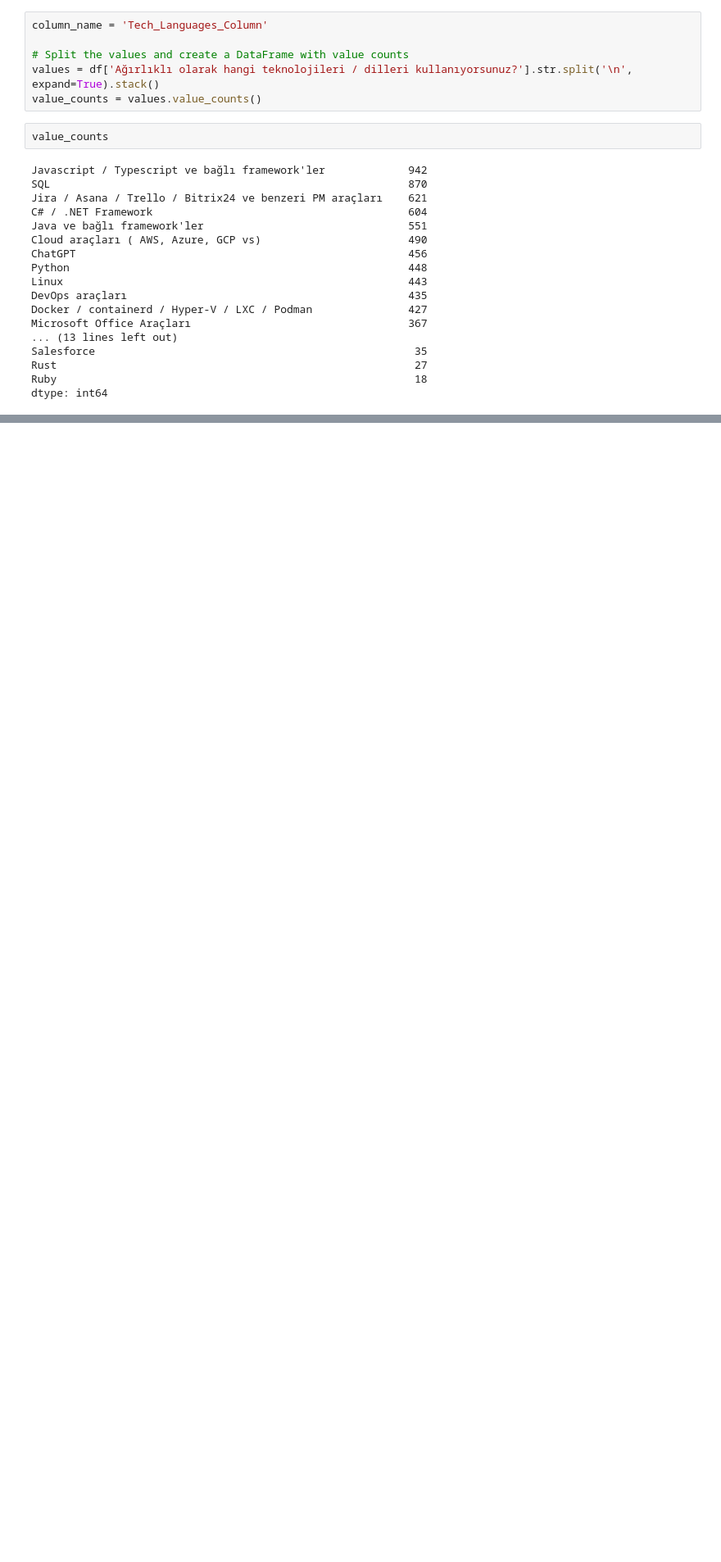
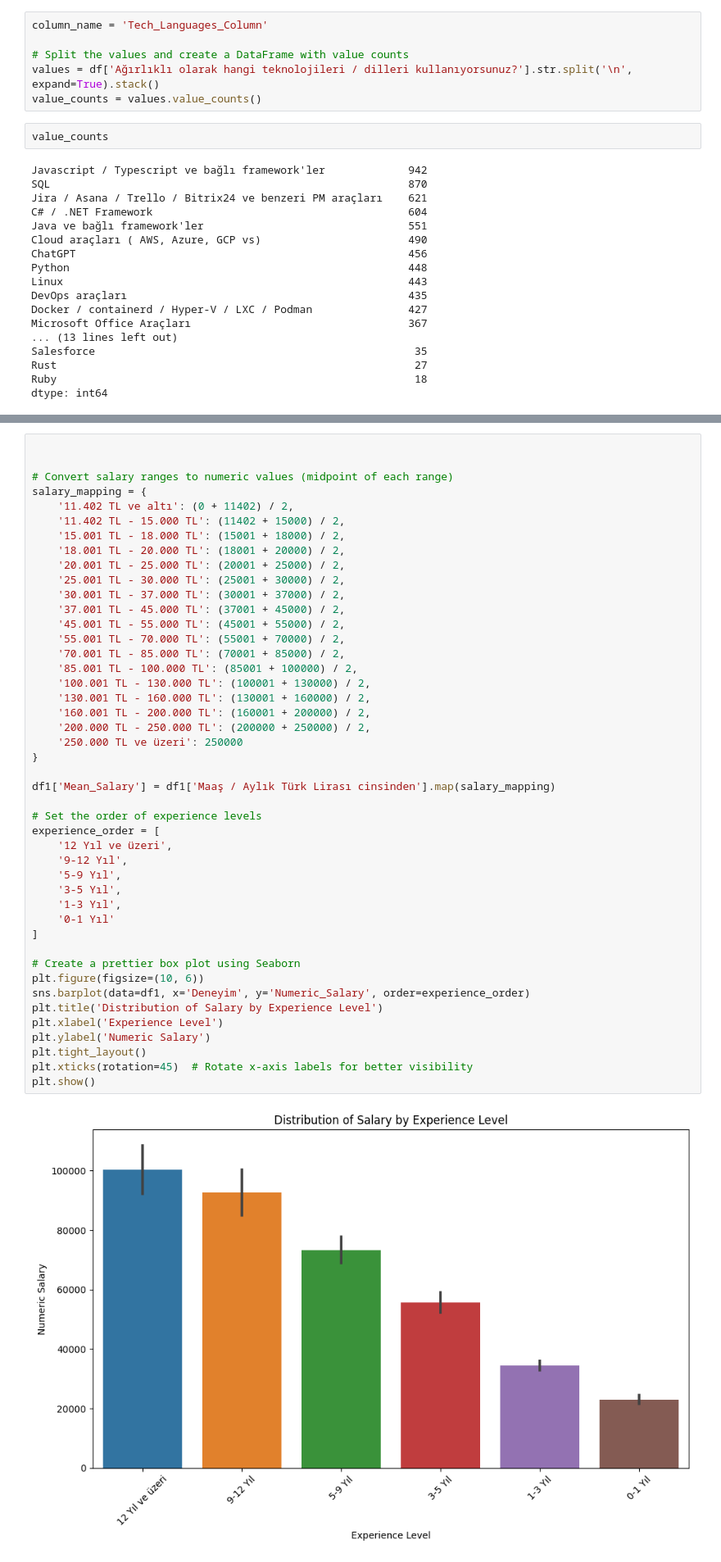
Before and after one commit to ofgkts/Portfolio-Projects, a Jupyter notebook: survey_code.ipynb, the cells around one changed output, grey strips where cells are left out. Shown at 82% size. Cells and saved outputs as stored; diff of their text form; blank space fills up the shorter version.

```diff
--- a/survey_code.ipynb
+++ b/survey_code.ipynb
@@ -135,0 +227,47 @@ dtype: int64
+# %%
+
+
+# Convert salary ranges to numeric values (midpoint of each range)
+salary_mapping = {
+    '11.402 TL ve altı': (0 + 11402) / 2,
+    '11.402 TL - 15.000 TL': (11402 + 15000) / 2,
+    '15.001 TL - 18.000 TL': (15001 + 18000) / 2,
+    '18.001 TL - 20.000 TL': (18001 + 20000) / 2,
+    '20.001 TL - 25.000 TL': (20001 + 25000) / 2,
+    '25.001 TL - 30.000 TL': (25001 + 30000) / 2,
+    '30.001 TL - 37.000 TL': (30001 + 37000) / 2,
+    '37.001 TL - 45.000 TL': (37001 + 45000) / 2,
+    '45.001 TL - 55.000 TL': (45001 + 55000) / 2,
+    '55.001 TL - 70.000 TL': (55001 + 70000) / 2,
+    '70.001 TL - 85.000 TL': (70001 + 85000) / 2,
+    '85.001 TL - 100.000 TL': (85001 + 100000) / 2,
+    '100.001 TL - 130.000 TL': (100001 + 130000) / 2,
+    '130.001 TL - 160.000 TL': (130001 + 160000) / 2,
+    '160.001 TL - 200.000 TL': (160001 + 200000) / 2,
+    '200.000 TL - 250.000 TL': (200000 + 250000) / 2,
+    '250.000 TL ve üzeri': 250000
+}
+
+df1['Mean_Salary'] = df1['Maaş / Aylık Türk Lirası cinsinden'].map(salary_mapping)
+
+# Set the order of experience levels
+experience_order = [
+    '12 Yıl ve üzeri',
+    '9-12 Yıl',
+    '5-9 Yıl',
+    '3-5 Yıl',
+    '1-3 Yıl',
+    '0-1 Yıl'
+]
+
+# Create a prettier box plot using Seaborn
+plt.figure(figsize=(10, 6))
+sns.barplot(data=df1, x='Deneyim', y='Numeric_Salary', order=experience_order)
+plt.title('Distribution of Salary by Experience Level')
+plt.xlabel('Experience Level')
+plt.ylabel('Numeric Salary')
+plt.tight_layout()
+plt.xticks(rotation=45)  # Rotate x-axis labels for better visibility
+plt.show()
+# %% [output]
+[figure, added]
```
Also changed, not shown: parts of 11 cells of this notebook.
